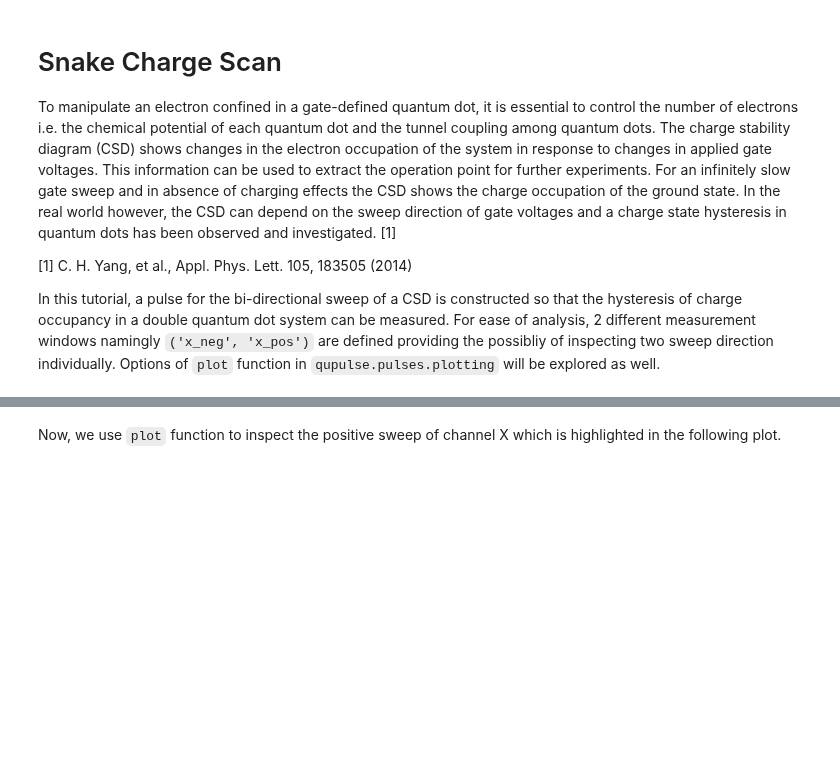
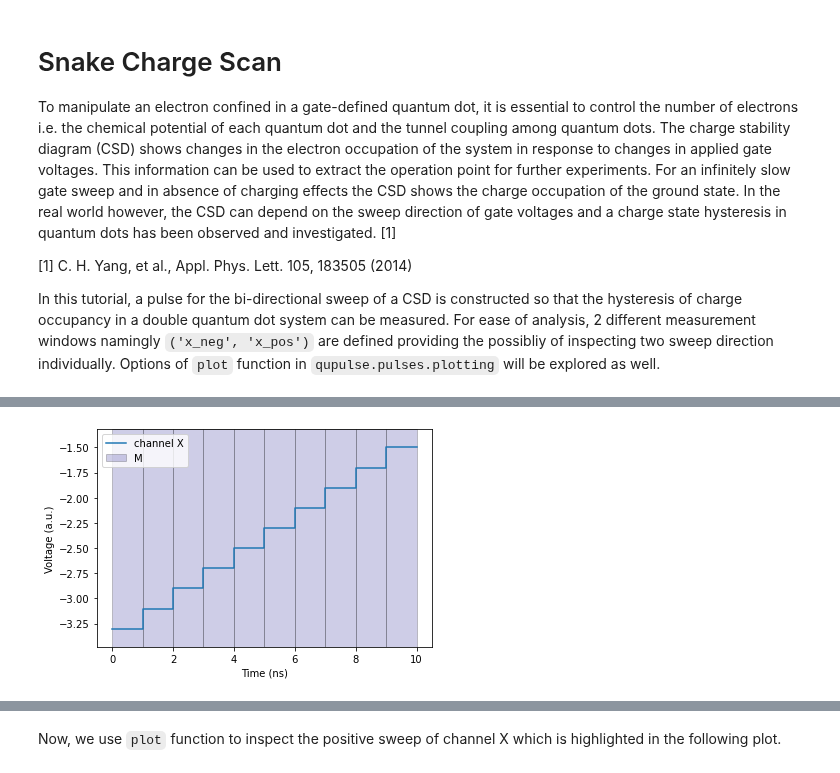
Before and after one commit to qutech/qupulse, a Jupyter notebook: doc/source/examples/03SnakeChargeScan.ipynb, the cells around one changed output, grey strips where cells are left out. Drawn from its saved outputs; the diff is of its cells as text; code cells hidden in the pictures; blank space fills up the shorter version.

```diff
--- a/doc/source/examples/03SnakeChargeScan.ipynb
+++ b/doc/source/examples/03SnakeChargeScan.ipynb
@@ -57,0 +46,12 @@ Let's generate a pulse for a bi-directional charge scan with voltage resolution
+# %%
+step = ConstantPT(duration='tx_sweep / n_x', amplitude_dict={'X': 'x_start + x_i * (x_stop - x_start) / (n_x - 1)'},
+                  measurements=[('M', 0, 'tx_sweep / n_x')])
+
+# equivalent to ForLoopPT(step, 'x_i', 'n_x')
+linear_step = step.with_iteration('x_i', 'n_x')
+
+x_sweep_params.update(n_x=10)
+
+_ = plot(linear_step, parameters=x_sweep_params, plot_measurements={'M'})
+# %% [output]
+[figure, added]
```
Also changed, not shown: parts of 37 cells of this notebook.
